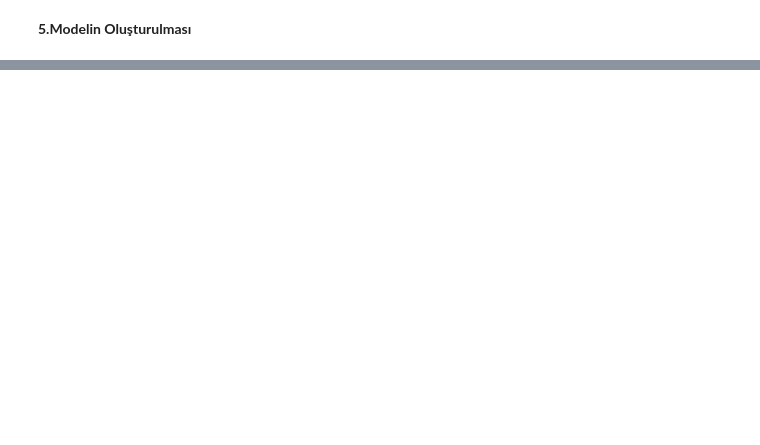
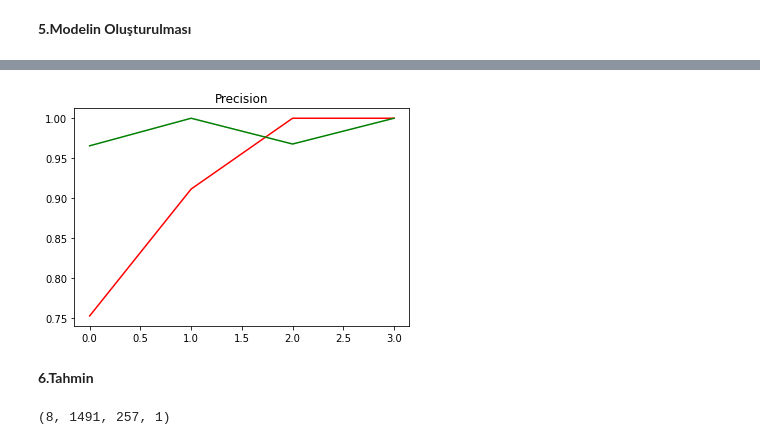
Before and after one commit to uraninjo/AudioClassificationApplications, a Jupyter notebook: main.ipynb, the cells around one changed output, grey strips where cells are left out. Saved outputs shown, nothing was run; the diff lists cells and outputs as text; code cells hidden in the pictures; blank space fills up the shorter version.

```diff
--- a/main.ipynb
+++ b/main.ipynb
@@ -201,0 +246,9 @@ zipp                         3.8.0
+# %%
+plt.title('Precision')
+plt.plot(history.history['precision'],'r')
+plt.plot(history.history['val_precision'],'g')
+plt.show()
+# %% [output]
+[figure, added]
+# %% [markdown]
+**6.Tahmin**
@@ -201,0 +257,4 @@ zipp                         3.8.0
+# %%
+X_test.shape
+# %% [output]
+(8, 1491, 257, 1)
```
Also changed, not shown: parts of 23 cells of this notebook.
